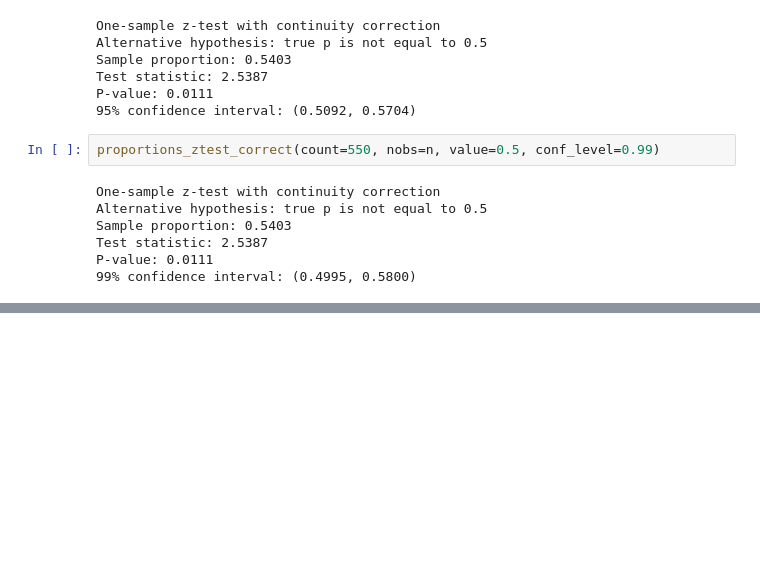
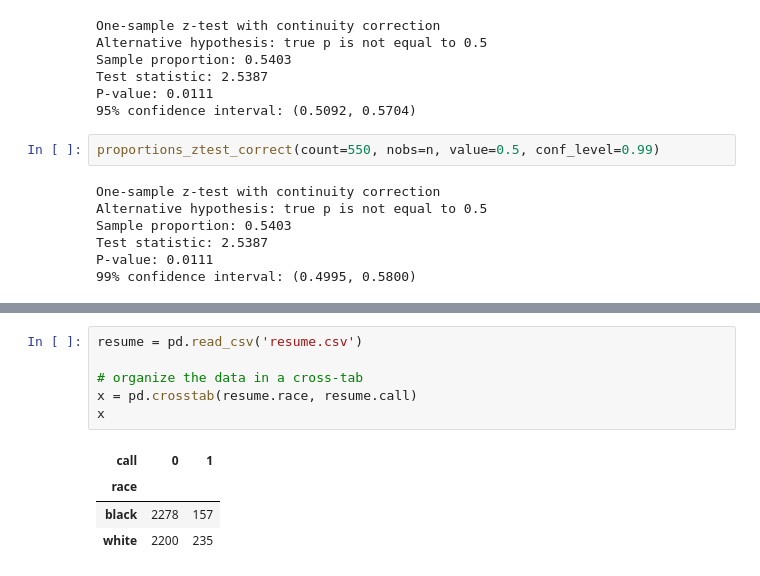
Before and after one commit to jeffallen13/qsspy, a Jupyter notebook: UNCERTAINTY/uncertainty-py.ipynb, the cells around one changed output, grey strips where cells are left out. Drawn from its saved outputs; the diff is of its cells as text; blank space fills up the shorter version.

```diff
--- a/UNCERTAINTY/uncertainty-py.ipynb
+++ b/UNCERTAINTY/uncertainty-py.ipynb
@@ -698,0 +733,11 @@ P-value: 0.00000
+# %%
+resume = pd.read_csv('resume.csv')
+
+# organize the data in a cross-tab
+x = pd.crosstab(resume.race, resume.call)
+x
+# %% [output]
+| call | 0 | 1 |
+| race |  |  |
+| black | 2278 | 157 |
+| white | 2200 | 235 |
```
Also changed, not shown: parts of 29 cells of this notebook, 2 other files.
